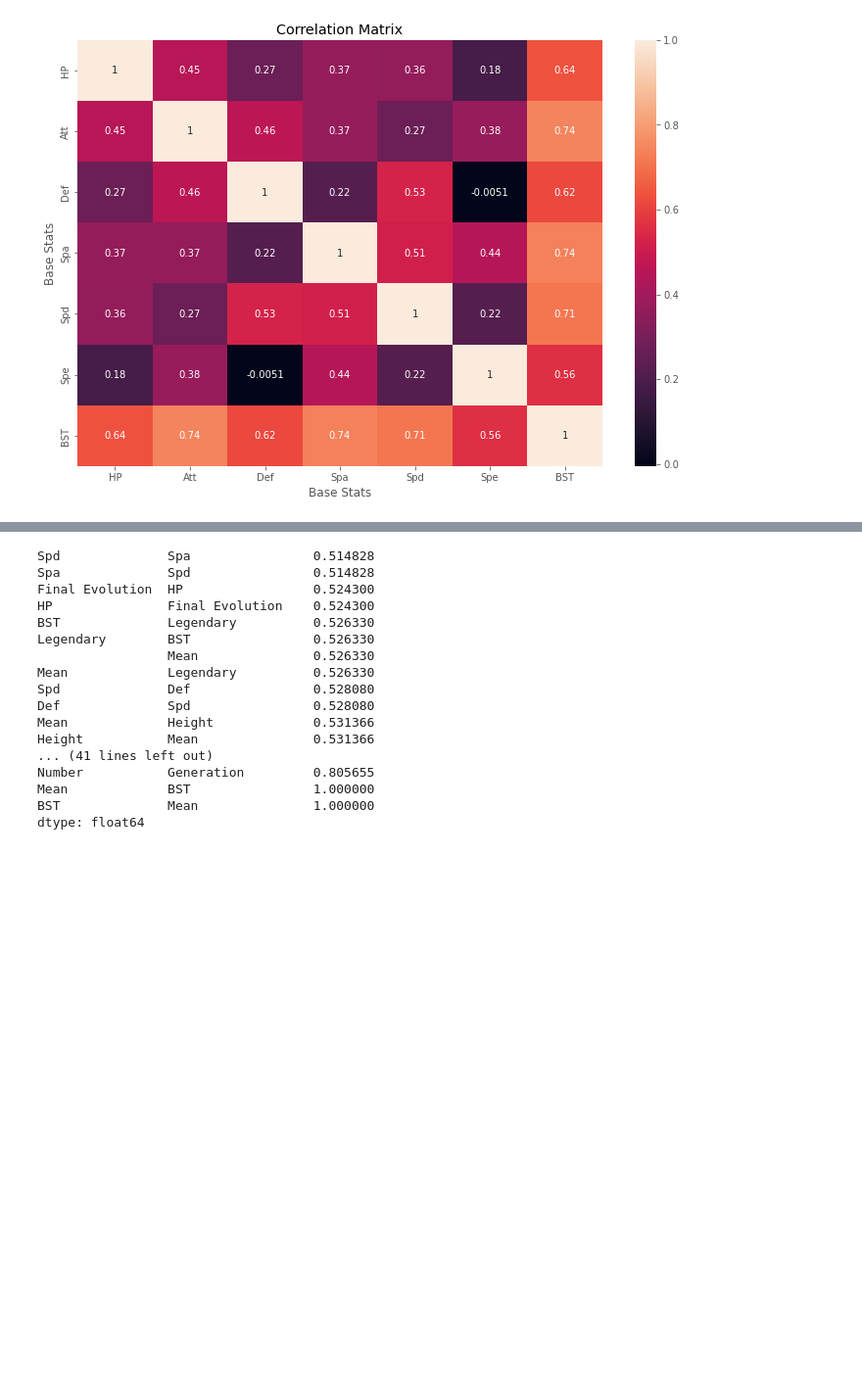
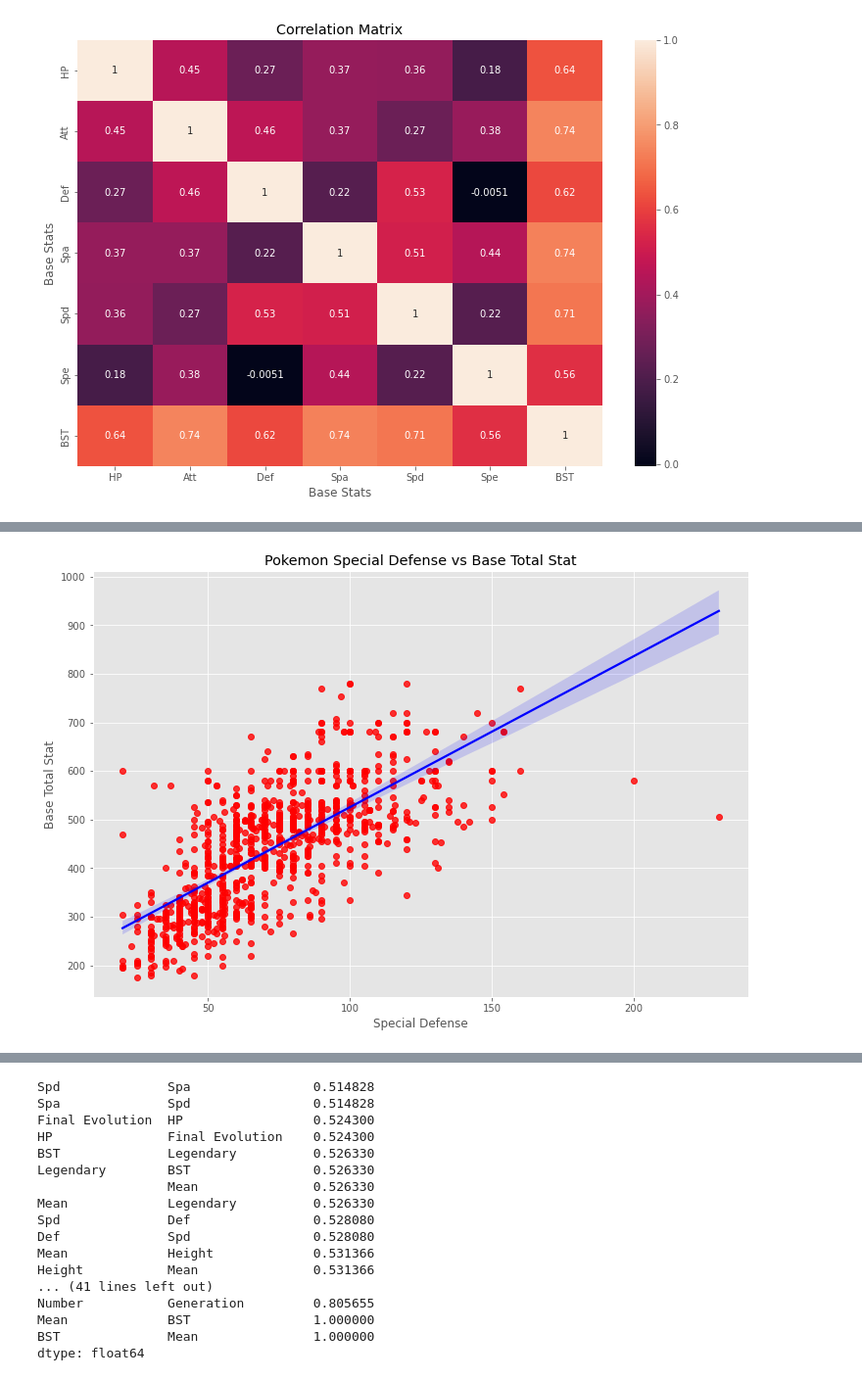
Before and after one commit to s-rangan/PortfolioProjects, a Jupyter notebook: Pokemon/Pokemon Correlation Project.ipynb, the cells around one changed output, grey strips where cells are left out. Shown: that part at 98% size. Cells and saved outputs as stored; diff of their text form; code cells hidden in the pictures; blank space fills up the shorter version.

```diff
--- a/Pokemon/Pokemon Correlation Project.ipynb
+++ b/Pokemon/Pokemon Correlation Project.ipynb
@@ -169,0 +192,9 @@ plt.show()
+# %%
+# 3) Att and BST scatterplot
+sns.regplot(x='Spd', y='BST', data=df, scatter_kws={"color": "red"}, line_kws={"color":"blue"})
+plt.title('Pokemon Special Defense vs Base Total Stat')
+plt.xlabel('Special Defense')
+plt.ylabel('Base Total Stat')
+plt.show()
+# %% [output]
+[figure, added]
```
Also changed, not shown: parts of 6 cells of this notebook.
